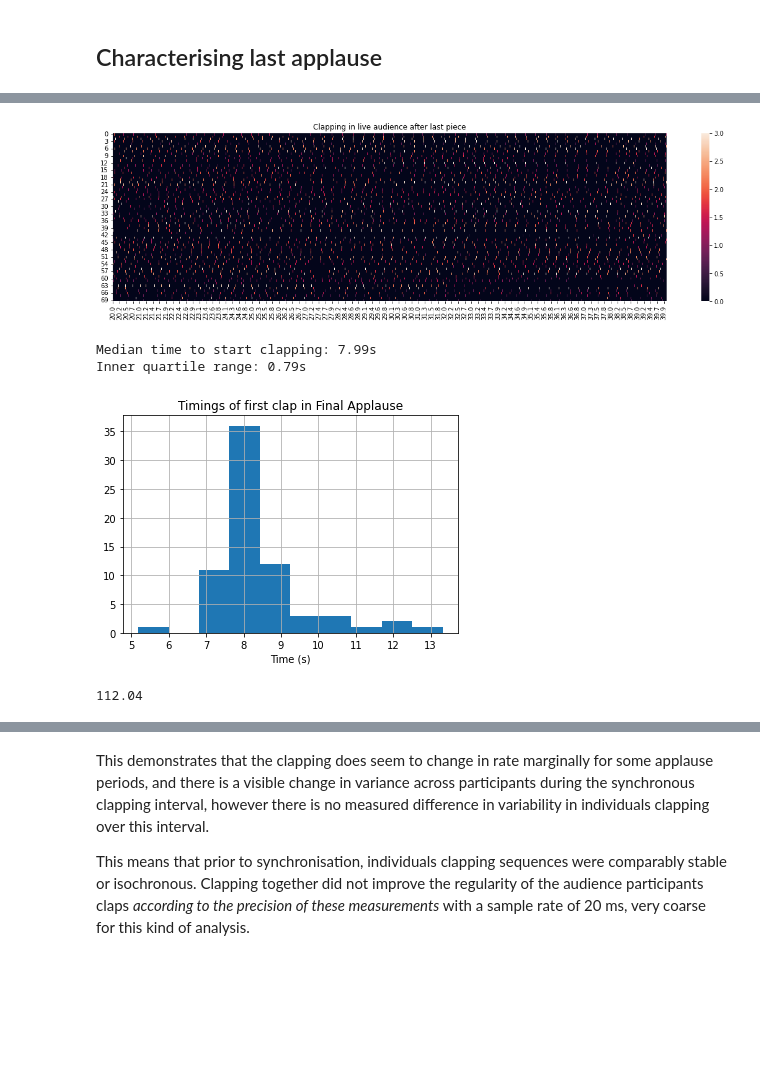
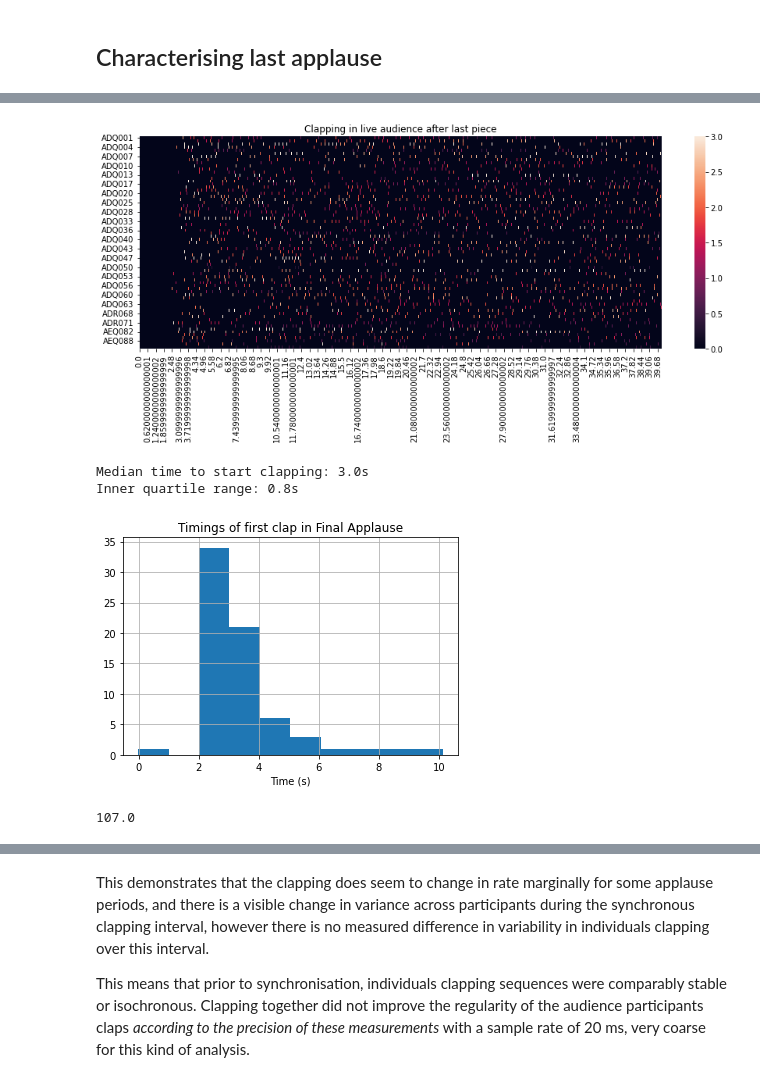
Before and after one commit to finn42/Clapping_Coordination, a Jupyter notebook: Applause_Finale_CIM.ipynb, the cells around one changed output, grey strips where cells are left out. Cells and saved outputs as stored; diff of their text form; code cells hidden in the pictures; blank space fills up the shorter version.

```diff
--- a/Applause_Finale_CIM.ipynb
+++ b/Applause_Finale_CIM.ipynb
@@ -135,12 +194,15 @@ musician_times
 # %%
 peaks = pd.read_csv(claps_folder + 'final_applause_peaks.csv',index_col=0)
+peaks.index=(pd.to_datetime(peaks.index))
 peaks = peaks.fillna(0)
 #peaks.drop(columns=['index'],inplace = True)
 peaks_IDs = peaks.columns
-ts = pd.Series(np.arange(0,len(peaks))*0.02)
-df_claps = pd.DataFrame(index = ts,data = peaks.values)
+ts = pd.Series(np.arange(0,len(peaks))*0.02)-1.0 # one second offset from peak picking process. See clapping_motion
+df_claps = pd.DataFrame(index = ts,columns = peaks_IDs,data = peaks.values)
+#df_claps = peaks #pd.DataFrame(index = ts,columns = peaks_IDs,data = peaks.values)
 df_claps.plot(figsize = [12,3],legend = False)
 plt.xticks(musician_times.TIME,musician_times.LABEL, rotation='vertical')
+#plt.xticks(musician_times.datetime,musician_times.Event, rotation='vertical')
 plt.ylim([0,10])
 plt.show()
 
@@ -183,16 +262,16 @@ df_claps.loc[20:40]
 # %%
-fig, ax = plt.subplots(figsize = [20,5])
-chart = sns.heatmap(data=df_claps.loc[20:40].transpose(), ax=ax,vmin=0, vmax=3)
+fig, ax = plt.subplots(figsize = [15,5])
+chart = sns.heatmap(data=df_claps.loc[0:40].transpose(), ax=ax,vmin=0, vmax=3)
 
 plt.title('Clapping in live audience after last piece')
-ax.set_xticklabels(np.round(20+df_claps.iloc[ax.get_xticks()].index,1))
-plt.savefig('claps_finale_heatRough.png')
+#ax.set_xticklabels(np.round(0+df_claps.iloc[ax.get_xticks()].index,1))
+plt.savefig('claps_finale_heatRough.png',dpi=300)
 plt.show()
 
 # this visualisation does not necessarily show all claps, nor is it easy to interpret their alignment.
 # use activity levels instead.
 # %% [output]
-[figure, old version]
+[figure, new version]
 # %%
 # Time to first clap.
 first_claps =df_claps.ne(0).idxmax()
@@ -202,14 +281,14 @@ plt.title('Timings of first clap in Final Applause')
 
 print('Median time to start clapping: ' + str(np.round(first_claps.median(),3)) + 's\nInner quartile range: ' + str(np.round(first_claps.quantile(0.75)-first_claps.quantile(0.25),3)) + 's')
 # %% [output]
-Median time to start clapping: 7.99s
-Inner quartile range: 0.79s
+Median time to start clapping: 3.0s
+Inner quartile range: 0.8s
-[figure, old version]
+[figure, new version]
 # %%
 last_claps =df_claps.where(df_claps!=0).last_valid_index()
 last_claps
 # %% [output]
-112.04
+107.0
 # %%
 # demonstrate coordination
 actType = 'UBound'
```
Also changed, not shown: parts of 49 cells of this notebook, 25 other files.
